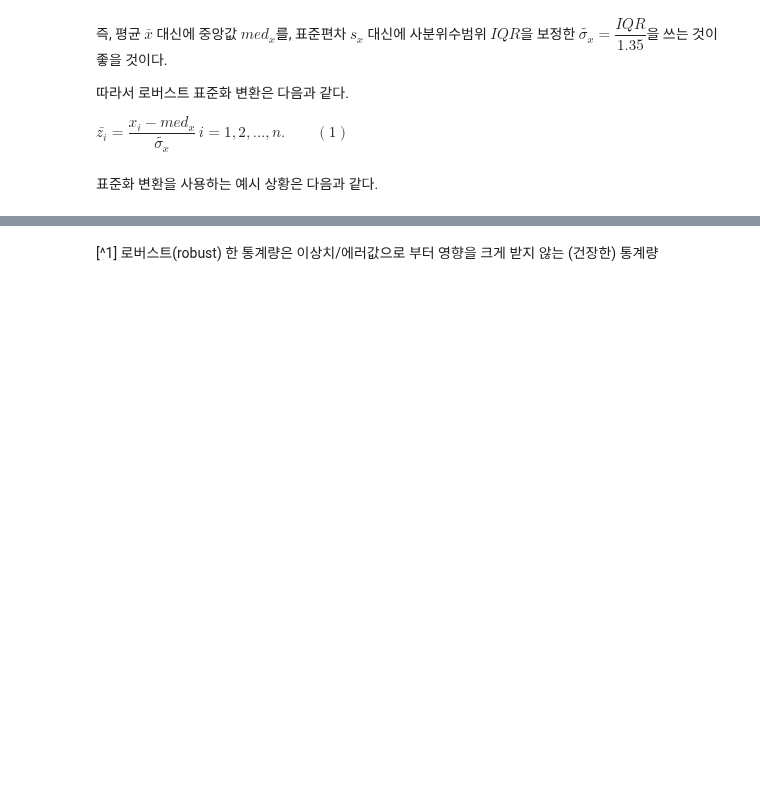
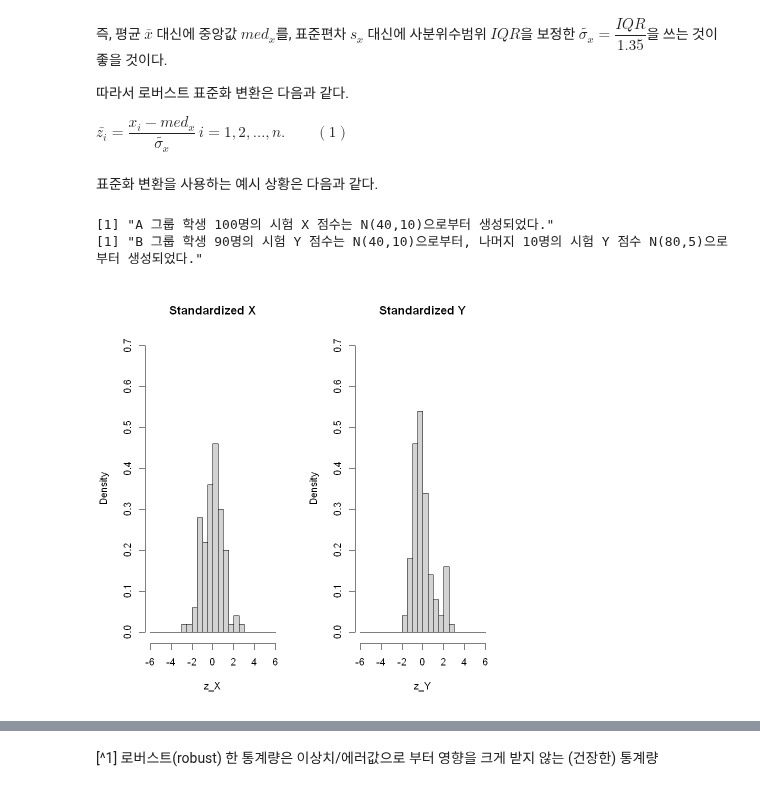
Before and after one commit to stahangryum/Woo, a Jupyter notebook: _notebooks/2022-04-12-eda.ipynb, the cells around one changed output, grey strips where cells are left out. Drawn from its saved outputs; the diff is of its cells as text; code cells hidden in the pictures; blank space fills up the shorter version.

```diff
--- a/_notebooks/2022-04-12-eda.ipynb
+++ b/_notebooks/2022-04-12-eda.ipynb
@@ -33,4 +42,19 @@ $\bar{z_i} = \dfrac{x_i - med_x}{\tilde{\sigma_x}}\, i = 1,2, \dots,n. \qquad(1)
 #hide_input
 print('A 그룹 학생 100명의 시험 X 점수는 N(40,10)으로부터 생성되었다.')
 print('B 그룹 학생 90명의 시험 Y 점수는 N(40,10)으로부터, 나머지 10명의 시험 Y 점수 N(80,5)으로부터 생성되었다.')
-print('\n 이를 비교하시오.
+# %% [output]
+[1] "A 그룹 학생 100명의 시험 X 점수는 N(40,10)으로부터 생성되었다."
+[1] "B 그룹 학생 90명의 시험 Y 점수는 N(40,10)으로부터, 나머지 10명의 시험 Y 점수 N(80,5)으로부터 생성되었다."
+# %%
+# 표준화 변환
+
+par(mfrow = c(1,2))
+X_group <- rnorm(100, 40, 10)
+Y_group <- c(rnorm(90,40,10), rnorm(10,80,5))
+
+z_X <- (X_group-mean(X_group))/sd(X_group)
+z_Y <- (Y_group-mean(Y_group))/sd(Y_group)
+hist(z_X, breaks = seq(-6, 6, 0.5), freq = F, ylim = c(0, 0.7), main = 'Standardized X')
+hist(z_Y, breaks = seq(-6, 6, 0.5), freq = F, ylim = c(0, 0.7), main = 'Standardized Y')
+# %% [output]
+[figure, added]
```
Also changed, not shown: parts of 12 cells of this notebook.
